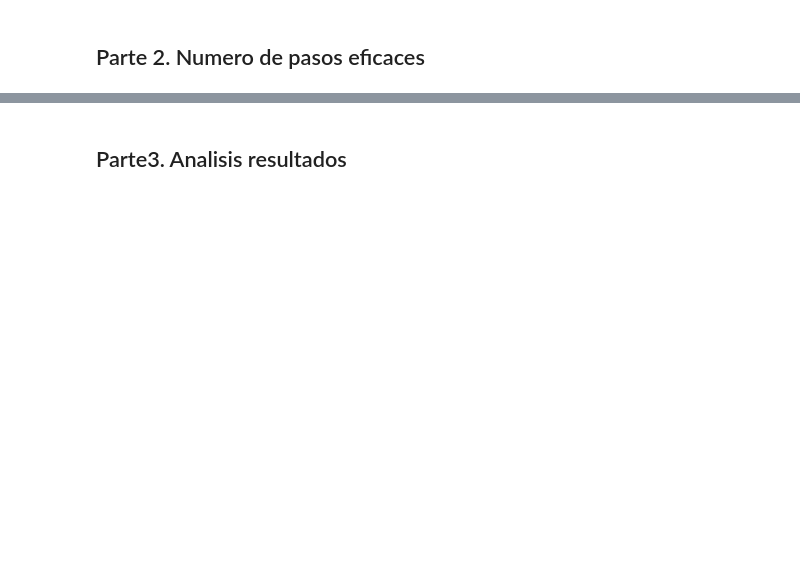
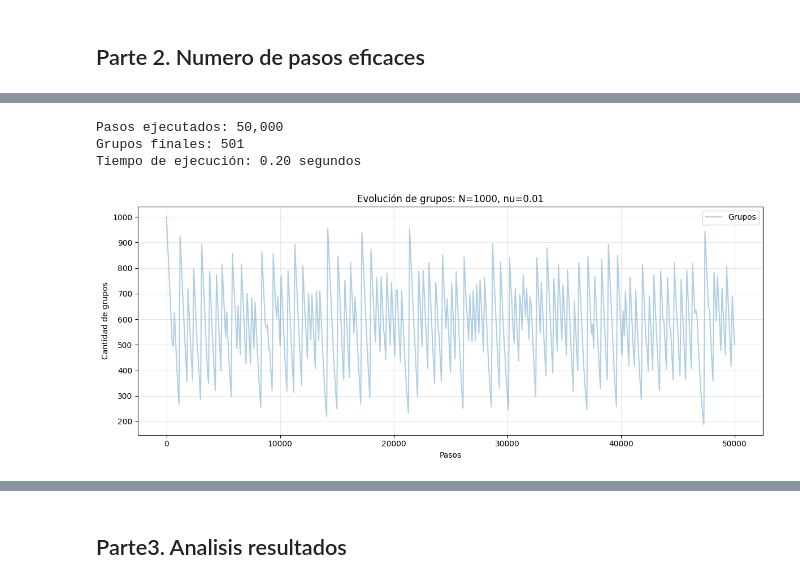
Before and after one commit to Manuel2232/Taller_Intermedio_Herr_Comp, a Jupyter notebook: Proyecto_Intermedio.ipynb, the cells around one changed output, grey strips where cells are left out. Saved outputs shown, nothing was run; the diff lists cells and outputs as text; code cells hidden in the pictures; blank space fills up the shorter version.

```diff
--- a/Proyecto_Intermedio.ipynb
+++ b/Proyecto_Intermedio.ipynb
@@ -137,0 +518,73 @@ aleatorio['semilla'], aleatorio['distribucion_tamanos']
+# %%
+N = 1000
+nu = 0.01
+pasos = 50_000
+semilla = 42
+
+rng = np.random.default_rng(semilla)
+
+grupos = {i: [i] for i in range(N)}
+owner = np.arange(N, dtype=np.int64)
+siguiente_id = N
+
+registro_cada = 100
+tiempos = [0]
+cantidad_grupos = [N]
+
+inicio = time.perf_counter()
+
+for paso in range(1, pasos + 1):
+    p = int(rng.integers(N))
+    gid = int(owner[p])
+
+    if rng.random() < nu:
+        miembros = grupos.pop(gid)
+
+        if len(miembros) > 1:
+            for unidad in miembros:
+                grupos[siguiente_id] = [unidad]
+                owner[unidad] = siguiente_id
+                siguiente_id += 1
+        else:
+            grupos[gid] = miembros
+
+    else:
+        q = int(rng.integers(N))
+        otro_gid = int(owner[q])
+
+        if gid != otro_gid:
+            if len(grupos[gid]) < len(grupos[otro_gid]):
+                gid, otro_gid = otro_gid, gid
+
+            movidos = grupos.pop(otro_gid)
+            grupos[gid].extend(movidos)
+            owner[movidos] = gid
+
+    if paso % registro_cada == 0:
+        tiempos.append(paso)
+        cantidad_grupos.append(len(grupos))
+
+if tiempos[-1] != pasos:
+    tiempos.append(pasos)
+    cantidad_grupos.append(len(grupos))
+
+tiempo_total = time.perf_counter() - inicio
+
+print(f"Pasos ejecutados: {pasos:,}")
+print(f"Grupos finales: {len(grupos)}")
+print(f"Tiempo de ejecución: {tiempo_total:.2f} segundos")
+
+plt.figure(figsize=(12, 5))
+plt.plot(tiempos, cantidad_grupos, alpha=0.35, label="Grupos")
+plt.xlabel("Pasos")
+plt.ylabel("Cantidad de grupos")
+plt.title(f"Evolución de grupos: N={N}, nu={nu}")
+plt.grid(True, alpha=0.3)
+plt.legend()
+plt.tight_layout()
+plt.show()
+# %% [output]
+Pasos ejecutados: 50,000
+Grupos finales: 501
+Tiempo de ejecución: 0.20 segundos
+[figure, added]
```
Also changed, not shown: parts of 15 cells of this notebook.
